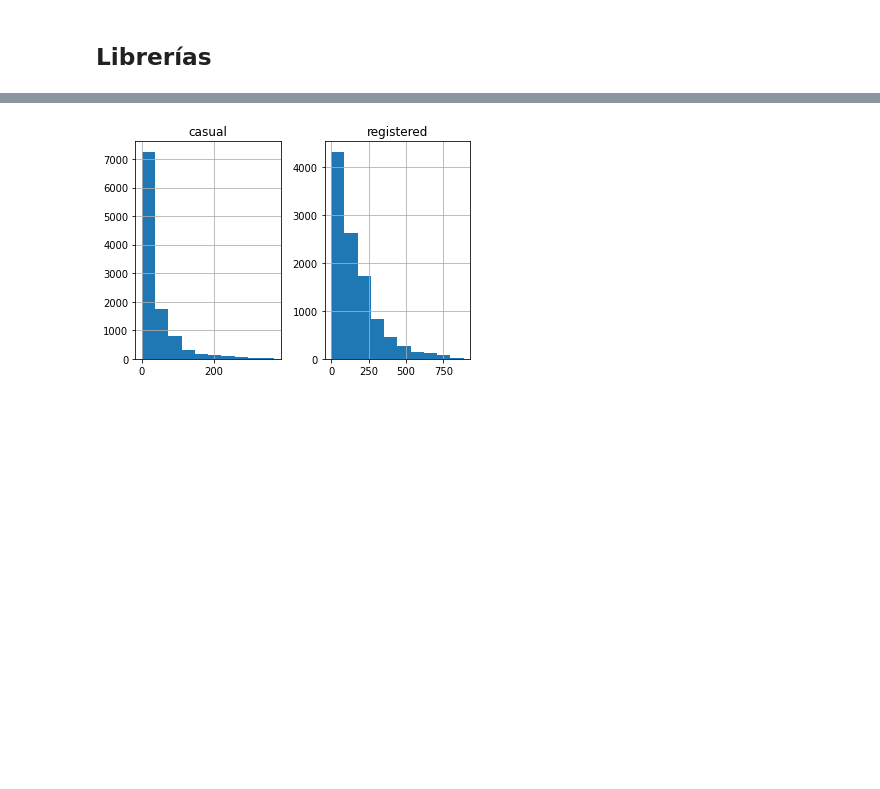
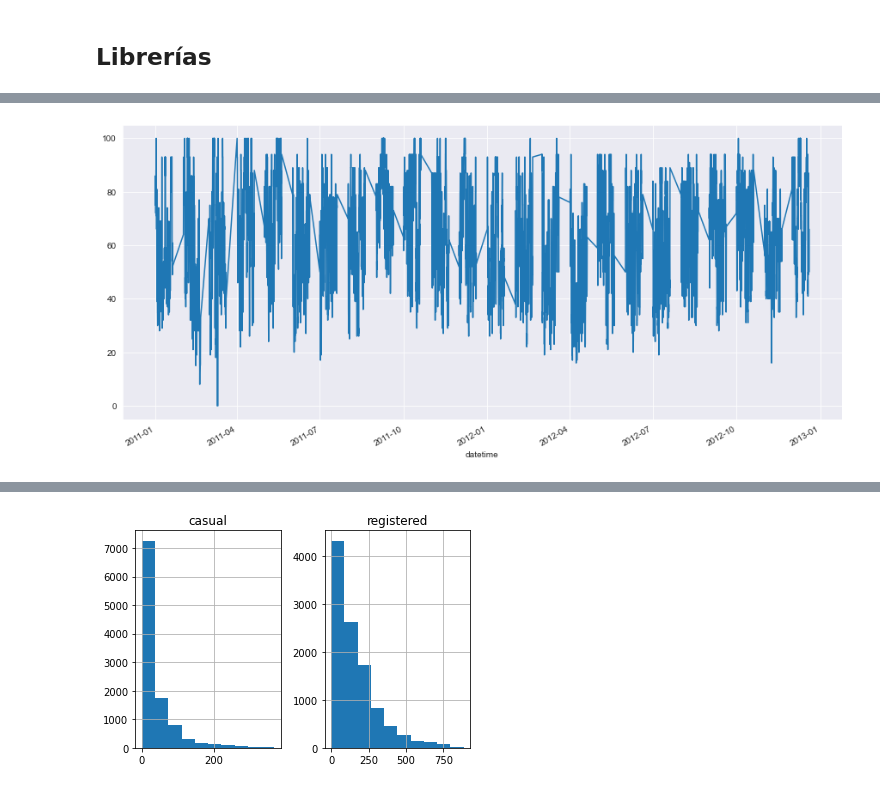
Before and after one commit to Posterior-ia/bike-sharing-playground, a Jupyter notebook: analysis/primer_analisis_kaggle.ipynb, the cells around one changed output, grey strips where cells are left out. Saved outputs shown, nothing was run; the diff lists cells and outputs as text; code cells hidden in the pictures; blank space fills up the shorter version.

```diff
--- a/analysis/primer_analisis_kaggle.ipynb
+++ b/analysis/primer_analisis_kaggle.ipynb
@@ -43,0 +138,6 @@ data.head()
+# %%
+_ = plt.figure(figsize=(15, 7))
+df.humidity.plot()
+plt.show()
+# %% [output]
+[figure, added]
```
Also changed, not shown: parts of 22 cells of this notebook.
